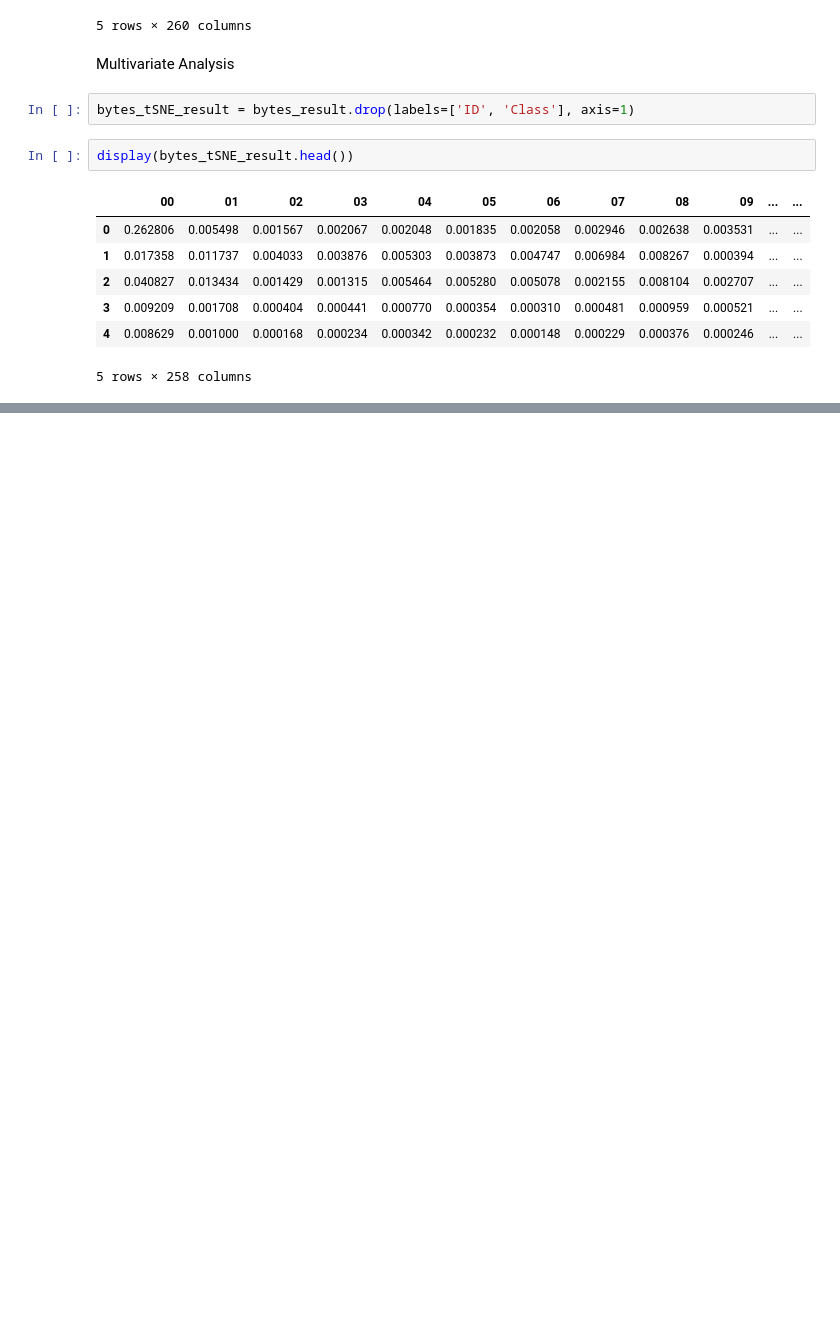
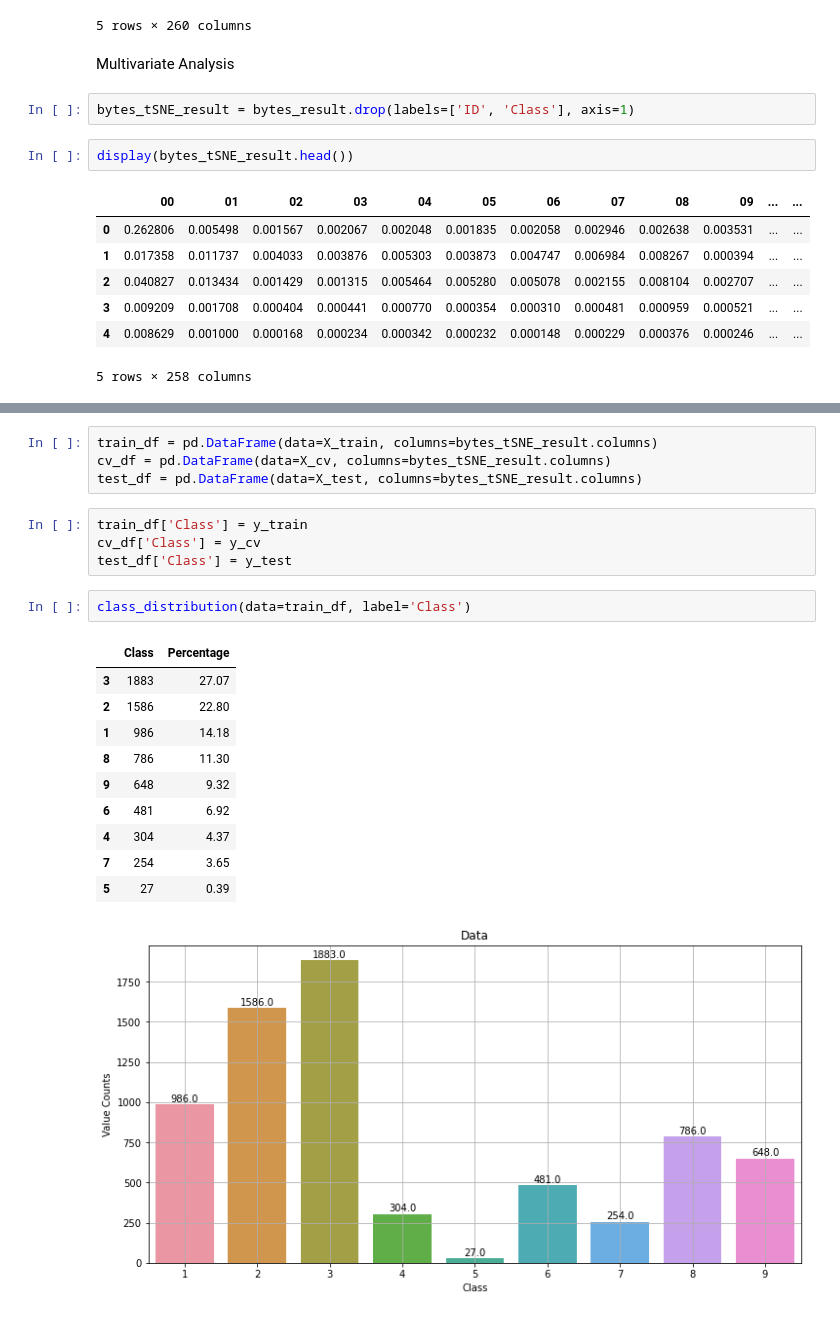
Before and after one commit to mohd-saifuddin/Applied-Roots, a Jupyter notebook: Applied-AI-Course/Modules/M06-ML-Case-Studies/06-Microsoft-Malware-Detection/Microsoft-Malware-Detection-Practice.ipynb, the cells around one changed output, grey strips where cells are left out. Drawn from its saved outputs; the diff is of its cells as text; blank space fills up the shorter version.

```diff
--- a/Applied-AI-Course/Modules/M06-ML-Case-Studies/06-Microsoft-Malware-Detection/Microsoft-Malware-Detection-Practice.ipynb
+++ b/Applied-AI-Course/Modules/M06-ML-Case-Studies/06-Microsoft-Malware-Detection/Microsoft-Malware-Detection-Practice.ipynb
@@ -413,0 +434,22 @@ plot_tSNE(perplexity=30, df=bytes_tSNE_result, y_all=y_all)
+# %%
+train_df = pd.DataFrame(data=X_train, columns=bytes_tSNE_result.columns)
+cv_df = pd.DataFrame(data=X_cv, columns=bytes_tSNE_result.columns)
+test_df = pd.DataFrame(data=X_test, columns=bytes_tSNE_result.columns)
+# %%
+train_df['Class'] = y_train
+cv_df['Class'] = y_cv
+test_df['Class'] = y_test
+# %%
+class_distribution(data=train_df, label='Class')
+# %% [output]
+|  | Class | Percentage |
+| 3 | 1883 | 27.07 |
+| 2 | 1586 | 22.80 |
+| 1 | 986 | 14.18 |
+| 8 | 786 | 11.30 |
+| 9 | 648 | 9.32 |
+| 6 | 481 | 6.92 |
+| 4 | 304 | 4.37 |
+| 7 | 254 | 3.65 |
+| 5 | 27 | 0.39 |
+[figure, added]
```
Also changed, not shown: parts of 23 cells of this notebook, 1 other file.
